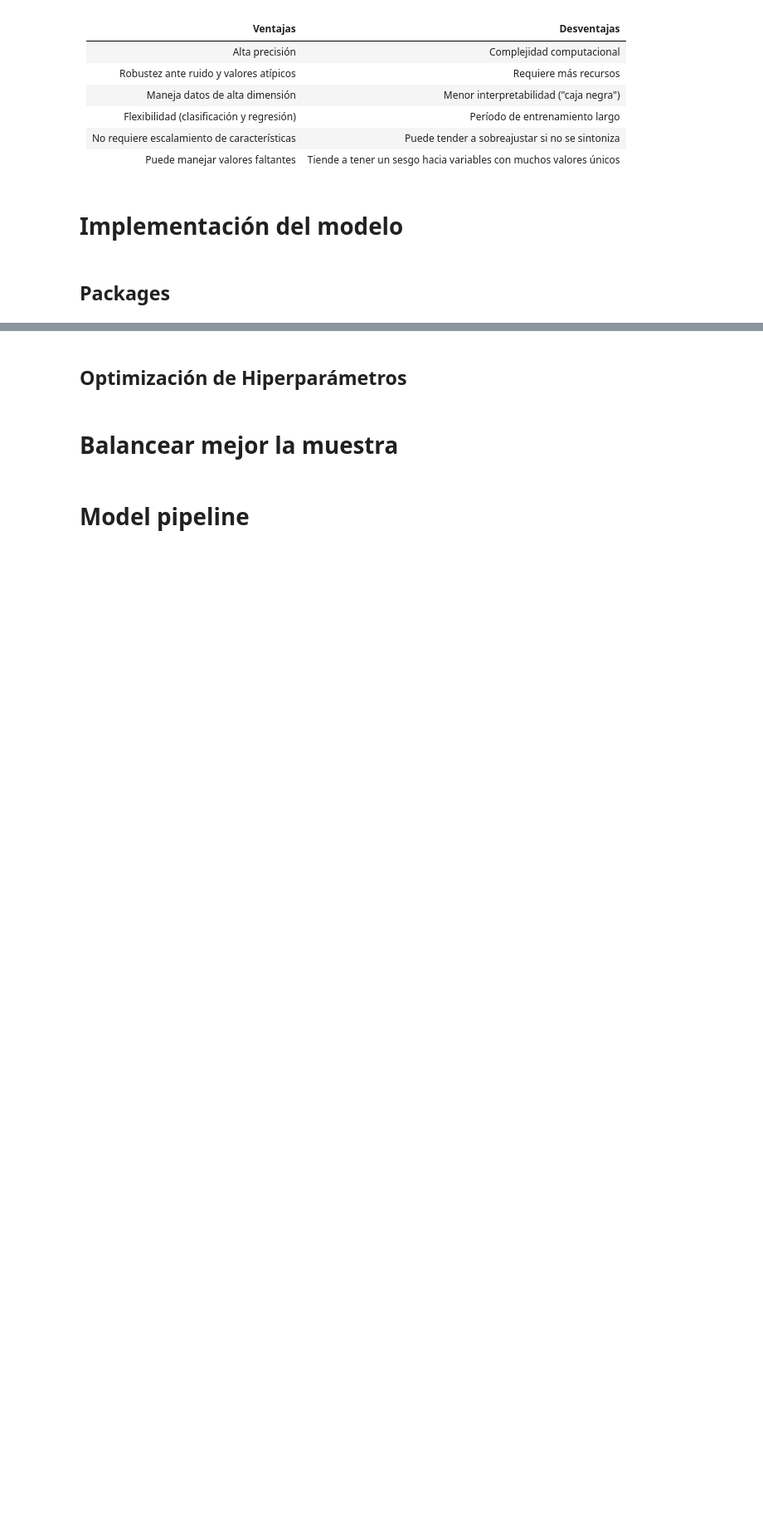
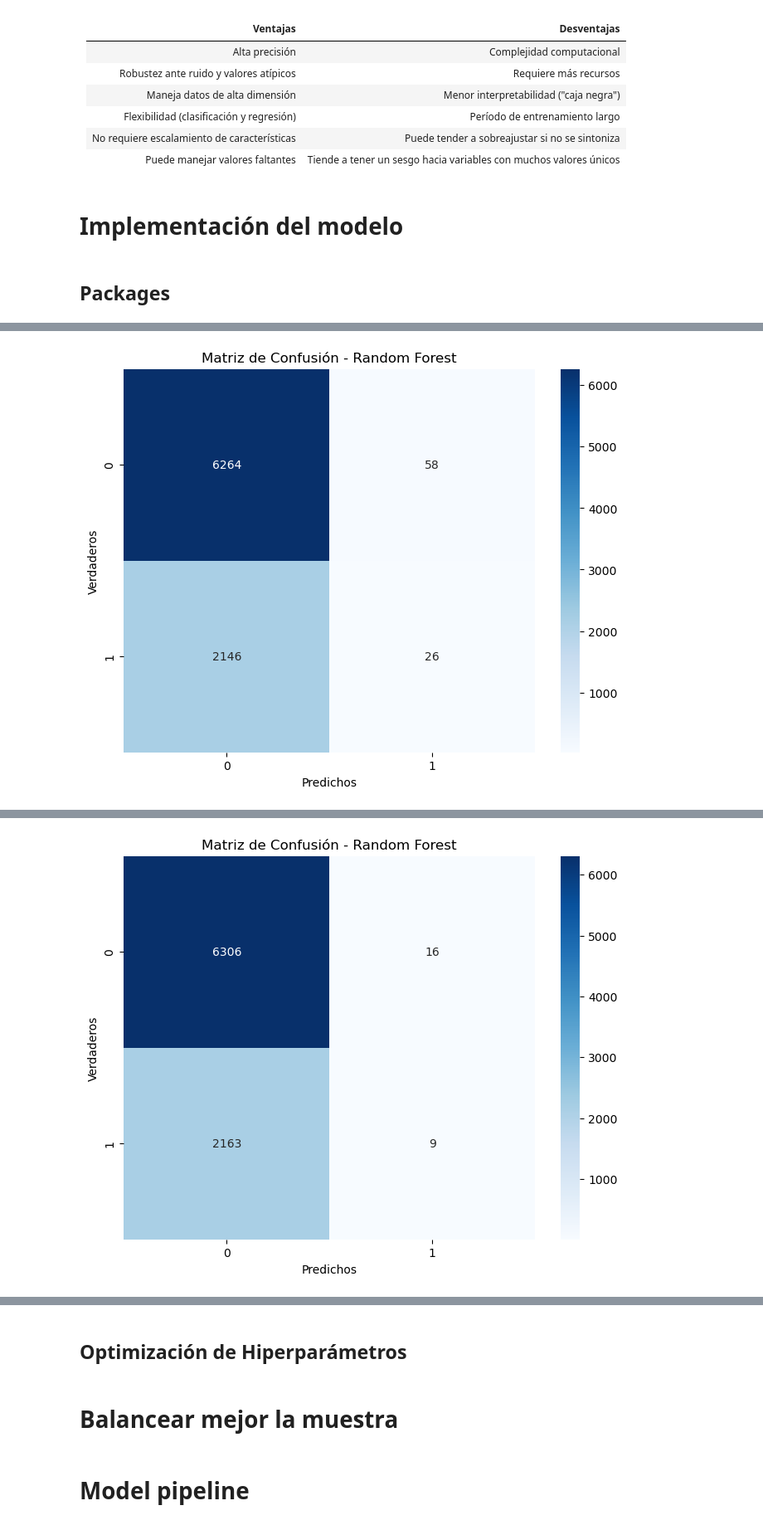
Before and after one commit to AgustinSilvio/Fraud_Detection, a Jupyter notebook: notebooks/04-RadomForest.ipynb, the cells around one changed output, grey strips where cells are left out. Shown at 83% size. Cells and saved outputs as stored; diff of their text form; code cells hidden in the pictures; blank space fills up the shorter version.

Commit message:
Random Forest, organizando indice

```diff
--- a/notebooks/04-RadomForest.ipynb
+++ b/notebooks/04-RadomForest.ipynb
@@ -106,0 +125,72 @@ X = data_filtrada.drop(['is_fraud', 'transaction_datetime','user_id'], axis=1)
+# %%
+# Comparar Random Forest con PCA, datos estandarizados y datos originales
+from sklearn.ensemble import RandomForestClassifier
+from sklearn.model_selection import train_test_split
+from sklearn.metrics import classification_report, roc_auc_score, confusion_matrix
+
+# 1. Usar componentes principales (PCA)
+pca = joblib.load('../models/pca_9componentes.joblib')
+X_pca = pca.transform(X_processed_df)
+X_pca_train, X_pca_test, y_pca_train, y_pca_test = train_test_split(X_pca, y, test_size=0.2, random_state=42, stratify=y)
+rf_pca = RandomForestClassifier(random_state=42, class_weight='balanced')
+rf_pca.fit(X_pca_train, y_pca_train)
+y_pca_pred = rf_pca.predict(X_pca_test)
+y_pca_pred_proba = rf_pca.predict_proba(X_pca_test)[:, 1]
+print('--- Random Forest con PCA ---')
+print(classification_report(y_pca_test, y_pca_pred))
+print(f'ROC AUC: {roc_auc_score(y_pca_test, y_pca_pred_proba):.4f}')
+# Matriz de confusión
+print('Matriz de confusión')
+print(confusion_matrix(y_pca_test, y_pca_pred))
+cm = confusion_matrix(y_pca_test, y_pca_pred)
+plt.figure(figsize=(8, 6))
+sns.heatmap(cm, annot=True, fmt='d', cmap='Blues')
+plt.title('Matriz de Confusión - Random Forest')
+plt.ylabel('Verdaderos')
+plt.xlabel('Predichos')
+plt.show()
+
+# 2. Usar datos estandarizados (procesados)
+X_std_train, X_std_test, y_std_train, y_std_test = train_test_split(X_processed_df, y, test_size=0.2, random_state=42, stratify=y)
+rf_std = RandomForestClassifier(random_state=42, class_weight='balanced')
+rf_std.fit(X_std_train, y_std_train)
+y_std_pred = rf_std.predict(X_std_test)
+y_std_pred_proba = rf_std.predict_proba(X_std_test)[:, 1]
+print('\n--- Random Forest con datos estandarizados ---')
+print(classification_report(y_std_test, y_std_pred))
+print(f'ROC AUC: {roc_auc_score(y_std_test, y_std_pred_proba):.4f}')
+# Matriz de confusión
+print('Matriz de confusión')
+print(confusion_matrix(y_std_test, y_std_pred))
+cm = confusion_matrix(y_std_test, y_std_pred)
+plt.figure(figsize=(8, 6))
+sns.heatmap(cm, annot=True, fmt='d', cmap='Blues')
+plt.title('Matriz de Confusión - Random Forest')
+plt.ylabel('Verdaderos')
+plt.xlabel('Predichos')
+plt.show()
+
+# 3. Usar datos originales (sin procesar)
+# Convertir variables categóricas a numéricas (one-hot encoding)
+X_orig_encoded = pd.get_dummies(X_orig)
+
+# Split y entrenamiento como antes
+X_orig_train, X_orig_test, y_orig_train, y_orig_test = train_test_split(X_orig_encoded, y, test_size=0.2, random_state=42, stratify=y)
+rf_orig = RandomForestClassifier(random_state=42, class_weight='balanced')
+rf_orig.fit(X_orig_train, y_orig_train)
+y_orig_pred = rf_orig.predict(X_orig_test)
+y_orig_pred_proba = rf_orig.predict_proba(X_orig_test)[:, 1]
+print('\n--- Random Forest con datos originales ---')
+print(classification_report(y_orig_test, y_orig_pred))
+print(f'ROC AUC: {roc_auc_score(y_orig_test, y_orig_pred_proba):.4f}')
+# Matriz de confusión
+print('Matriz de confusión')
+print(confusion_matrix(y_orig_test, y_orig_pred))
+cm = confusion_matrix(y_orig_test, y_orig_pred)
+plt.figure(figsize=(8, 6))
+sns.heatmap(cm, annot=True, fmt='d', cmap='Blues')
+plt.title('Matriz de Confusión - Random Forest')
+plt.ylabel('Verdaderos')
+plt.xlabel('Predichos')
+plt.show()
+# %% [output]
@@ -106,0 +214 @@ X = data_filtrada.drop(['is_fraud', 'transaction_datetime','user_id'], axis=1)
+[figure, added]
@@ -106,0 +233 @@ X = data_filtrada.drop(['is_fraud', 'transaction_datetime','user_id'], axis=1)
+[figure, added]
```
Also changed, not shown: parts of 16 cells of this notebook.
